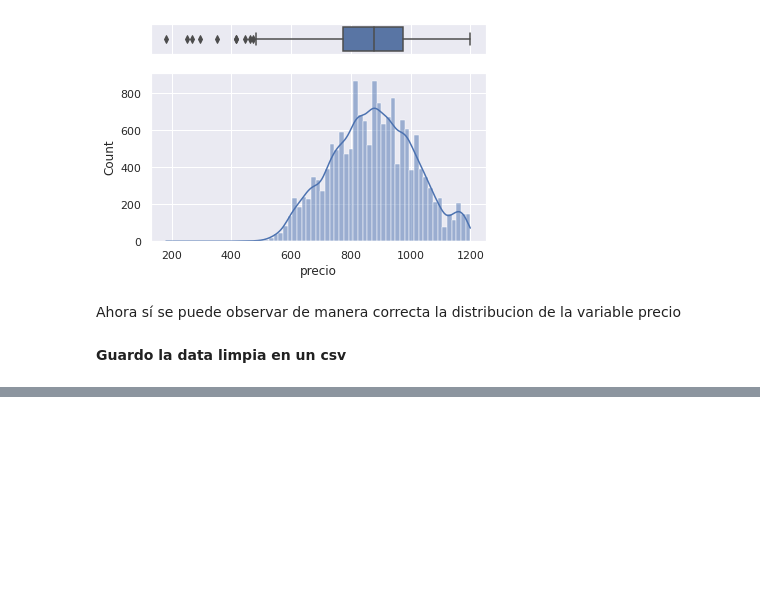
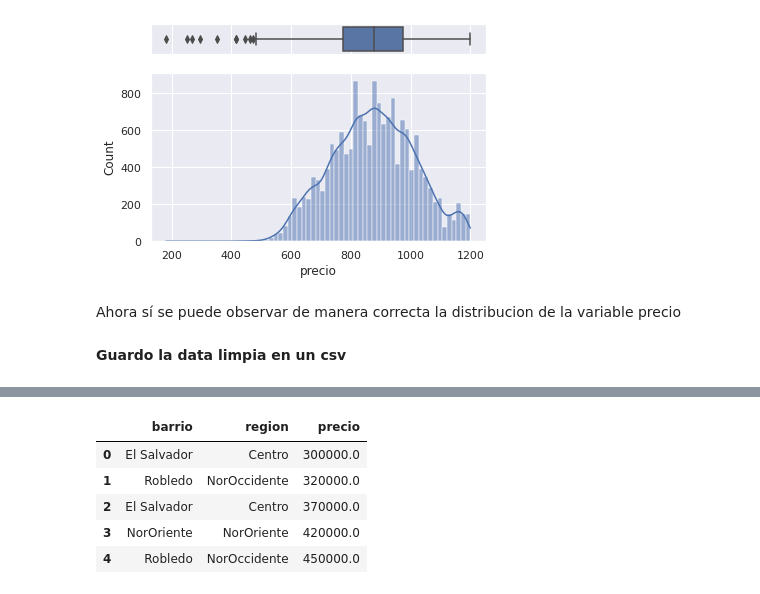
Before and after one commit to susanje/analisis_mercado_inmobiliario, a Jupyter notebook: Untitled4.ipynb, the cells around one changed output, grey strips where cells are left out. Drawn from its saved outputs; the diff is of its cells as text; code cells hidden in the pictures; blank space fills up the shorter version.

```diff
--- a/Untitled4.ipynb
+++ b/Untitled4.ipynb
@@ -477,0 +513,13 @@ files.download("susanje.csv")
+# %%
+query1= engine.execute("SELECT DISTINCT barrio,region,precio FROM inmobiliario ORDER BY precio ASC") #veo los barrios y la region con inmuebles de mayor precio
+# %%
+df1 = pd.DataFrame(query1.fetchall())#guardo en un dataframe la consulta
+df1.columns = query1.keys()
+df1.head()
+# %% [output]
+|  | barrio | region | precio |
+| 0 | El Salvador | Centro | 300000.0 |
+| 1 | Robledo | NorOccidente | 320000.0 |
+| 2 | El Salvador | Centro | 370000.0 |
+| 3 | NorOriente | NorOriente | 420000.0 |
+| 4 | Robledo | NorOccidente | 450000.0 |
```
Also changed, not shown: parts of 9 cells of this notebook.
